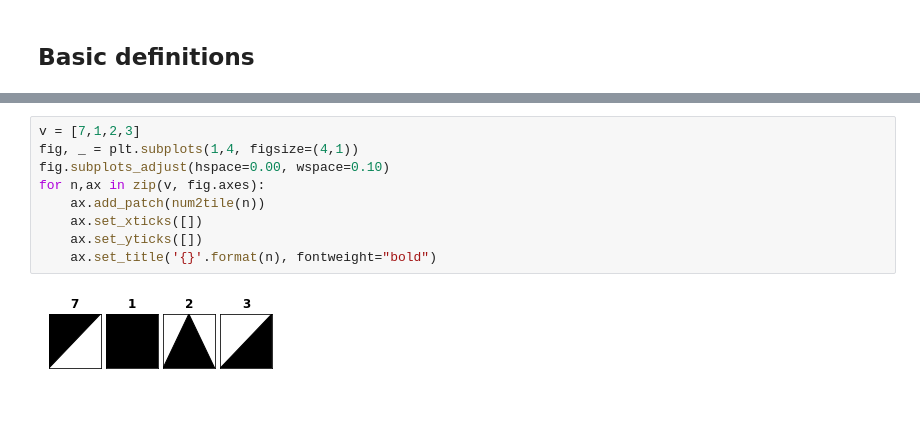
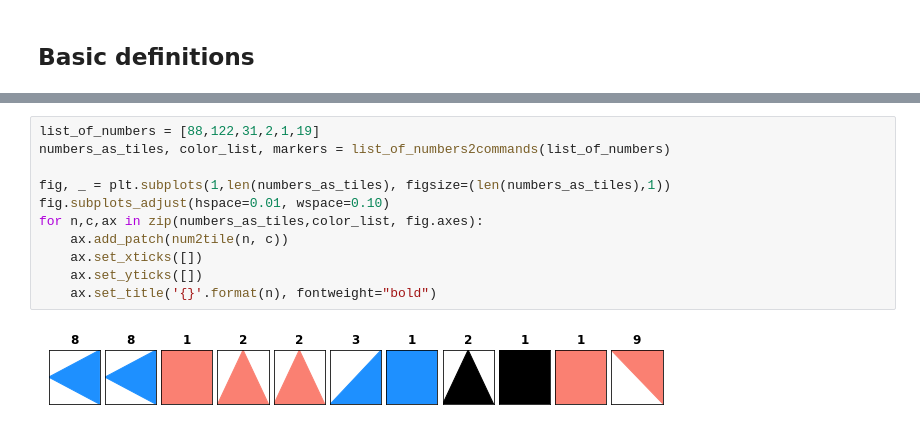
Before and after one commit to felipessalvatore/it, a Jupyter notebook: notebooks/tiles_murals_numbers.ipynb, the cells around one changed output, grey strips where cells are left out. Cells and saved outputs as stored; diff of their text form.

```diff
--- a/notebooks/tiles_murals_numbers.ipynb
+++ b/notebooks/tiles_murals_numbers.ipynb
@@ -133,11 +141,13 @@ for n,ax in zip(v, fig.axes):
 # %%
-v = [7,1,2,3]
-fig, _ = plt.subplots(1,4, figsize=(4,1))
-fig.subplots_adjust(hspace=0.00, wspace=0.10)
-for n,ax in zip(v, fig.axes):
-    ax.add_patch(num2tile(n))
+list_of_numbers = [88,122,31,2,1,19]
+numbers_as_tiles, color_list, markers = list_of_numbers2commands(list_of_numbers)
+
+fig, _ = plt.subplots(1,len(numbers_as_tiles), figsize=(len(numbers_as_tiles),1))
+fig.subplots_adjust(hspace=0.01, wspace=0.10)
+for n,c,ax in zip(numbers_as_tiles,color_list, fig.axes):
+    ax.add_patch(num2tile(n, c))
     ax.set_xticks([])
     ax.set_yticks([])
     ax.set_title('{}'.format(n), fontweight="bold")
 # %% [output]
-[figure, old version]
+[figure, new version]
```
Also changed, not shown: parts of 37 cells of this notebook, 13 other files.
